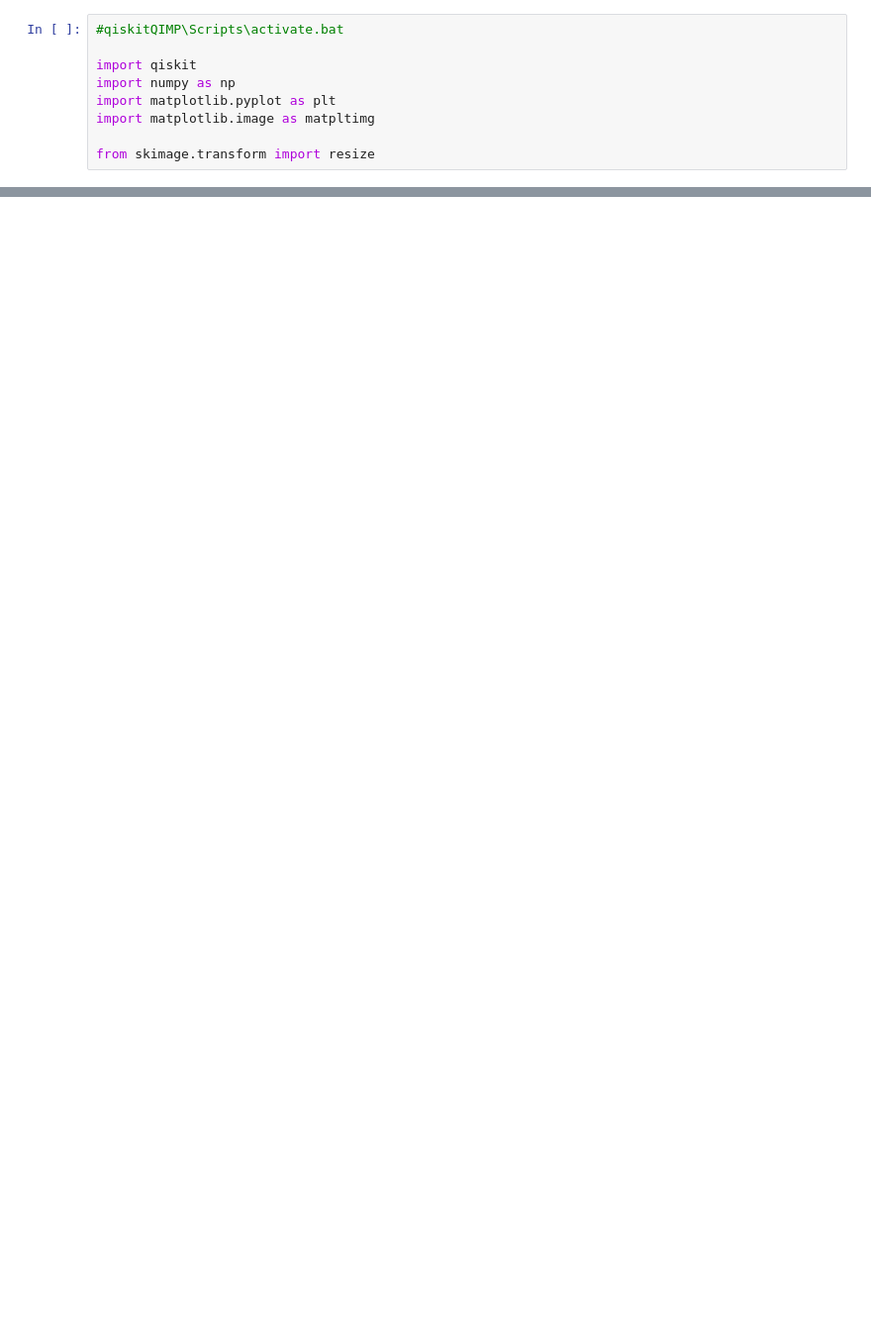
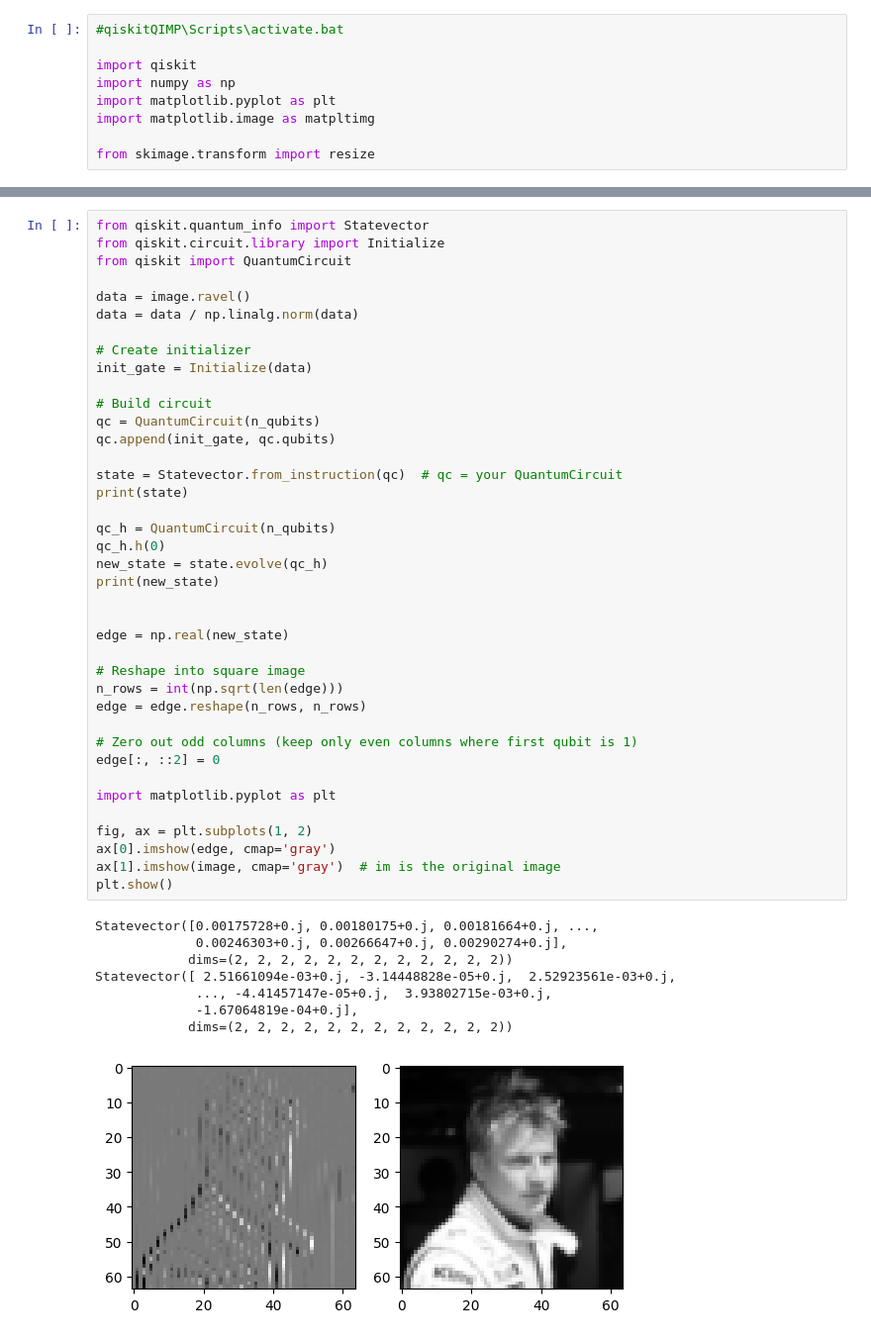
Before and after one commit to keeeeeeen/qiskitQIMP, a Jupyter notebook: edge.ipynb, the cells around one changed output, grey strips where cells are left out. Shown: that part at 99% size. Saved outputs shown, nothing was run; the diff lists cells and outputs as text; blank space fills up the shorter version.

```diff
--- a/edge.ipynb
+++ b/edge.ipynb
@@ -27 +27,49 @@ plt.show()
+# %%
+from qiskit.quantum_info import Statevector
+from qiskit.circuit.library import Initialize
+from qiskit import QuantumCircuit
+
+data = image.ravel()
+data = data / np.linalg.norm(data)
+
+# Create initializer
+init_gate = Initialize(data)
+
+# Build circuit
+qc = QuantumCircuit(n_qubits)
+qc.append(init_gate, qc.qubits)
+
+state = Statevector.from_instruction(qc)  # qc = your QuantumCircuit
+print(state)
+
+qc_h = QuantumCircuit(n_qubits)
+qc_h.h(0)
+new_state = state.evolve(qc_h)
+print(new_state)
+
+
+edge = np.real(new_state)
+
+# Reshape into square image
+n_rows = int(np.sqrt(len(edge)))
+edge = edge.reshape(n_rows, n_rows)
+
+# Zero out odd columns (keep only even columns where first qubit is 1)
+edge[:, ::2] = 0
+
+import matplotlib.pyplot as plt
+
+fig, ax = plt.subplots(1, 2)
+ax[0].imshow(edge, cmap='gray')
+ax[1].imshow(image, cmap='gray')  # im is the original image
+plt.show()
+# %% [output]
+Statevector([0.00175728+0.j, 0.00180175+0.j, 0.00181664+0.j, ...,
+             0.00246303+0.j, 0.00266647+0.j, 0.00290274+0.j],
+            dims=(2, 2, 2, 2, 2, 2, 2, 2, 2, 2, 2, 2))
+Statevector([ 2.51661094e-03+0.j, -3.14448828e-05+0.j,  2.52923561e-03+0.j,
+             ..., -4.41457147e-05+0.j,  3.93802715e-03+0.j,
+             -1.67064819e-04+0.j],
+            dims=(2, 2, 2, 2, 2, 2, 2, 2, 2, 2, 2, 2))
+[figure, added]
 # %%
```
Also changed, not shown: parts of 5 cells of this notebook.
